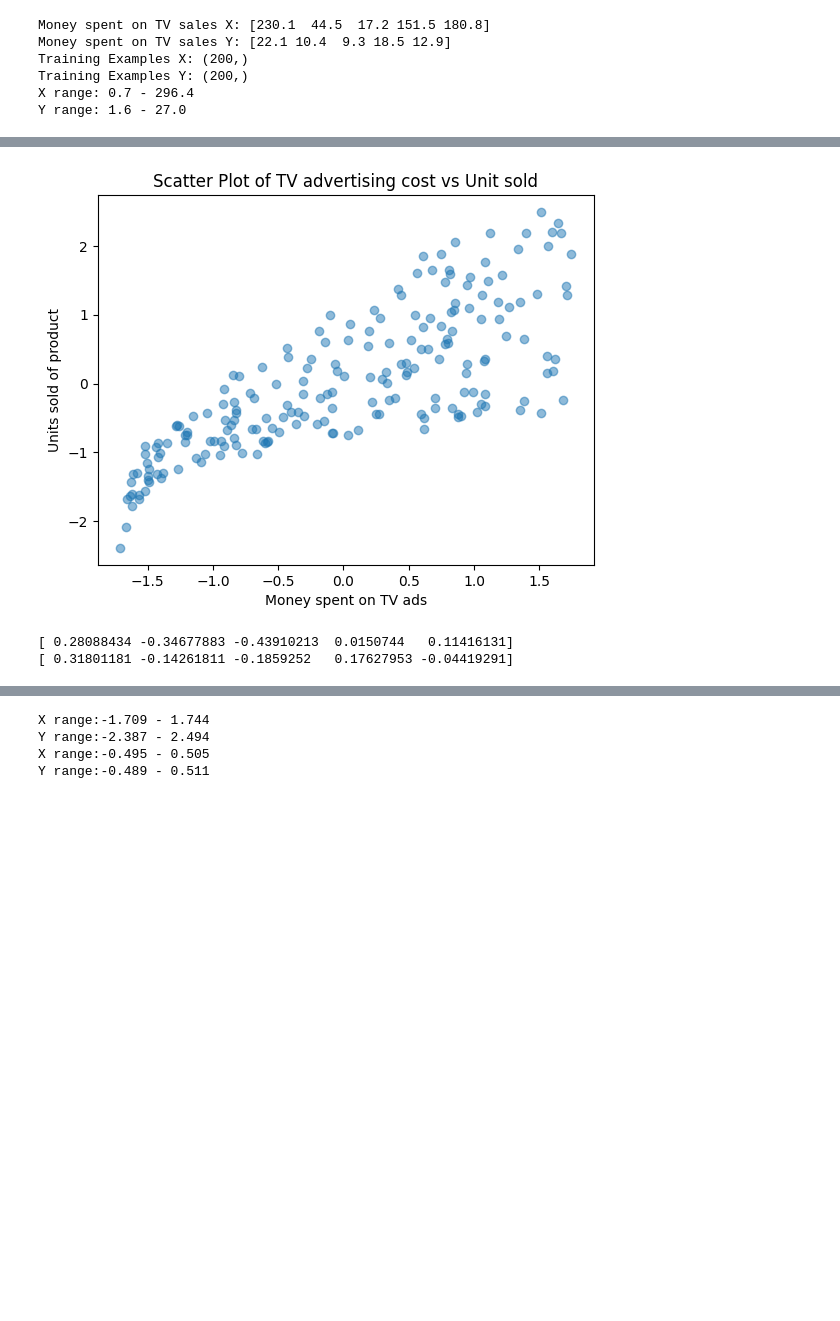
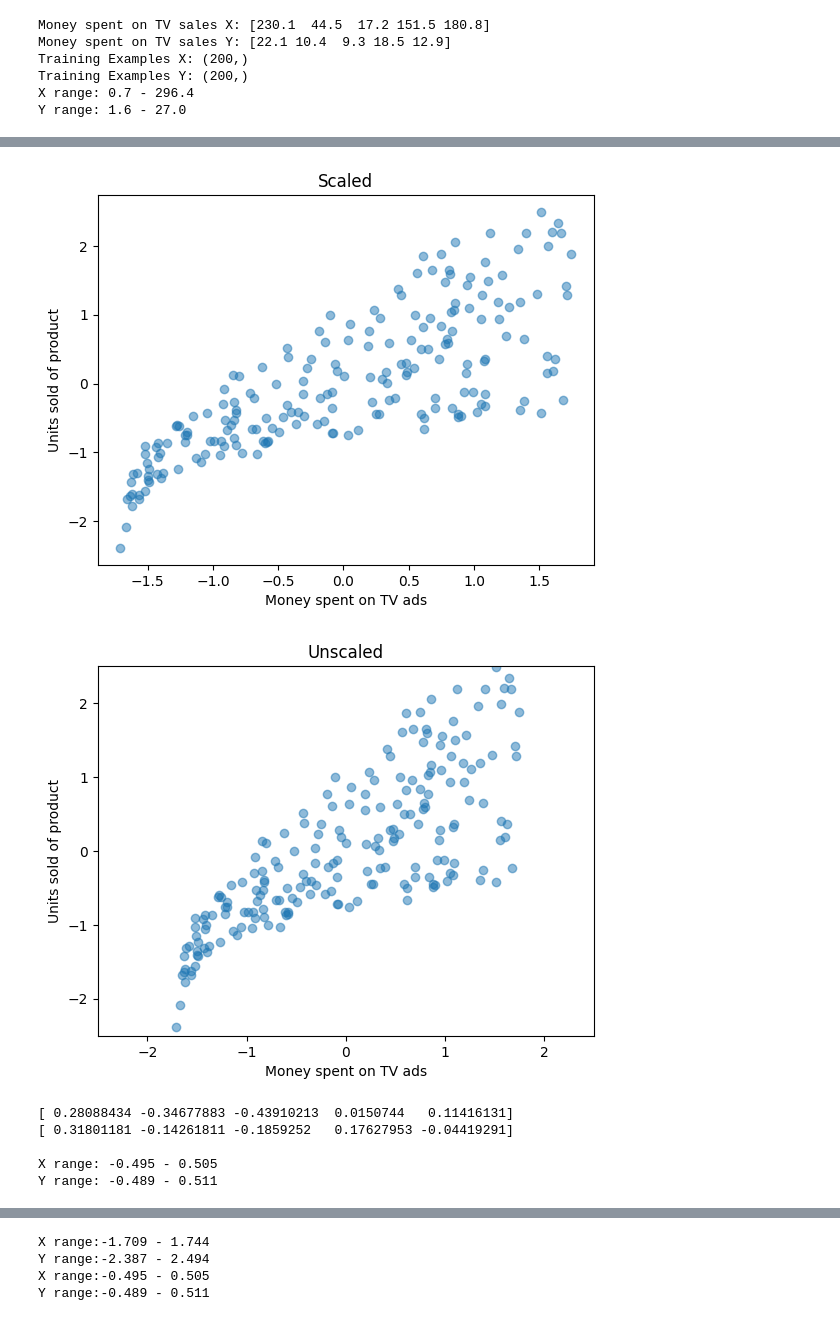
Before and after one commit to iotareal/Linear-Regression-from-Scratch, a Jupyter notebook: notebooks/Basic_data_handling_and_Processing.ipynb, the cells around one changed output, grey strips where cells are left out. Drawn from its saved outputs; the diff is of its cells as text; code cells hidden in the pictures; blank space fills up the shorter version.

```diff
--- a/notebooks/Basic_data_handling_and_Processing.ipynb
+++ b/notebooks/Basic_data_handling_and_Processing.ipynb
@@ -62,26 +119,45 @@ Money spent on TV sales(Y): [ 1.55205313 -0.69604611 -0.90740587  0.86033029 -0.
 # %%
 plt.scatter(Z_X,Z_Y,alpha=0.5)
-plt.title('Scatter Plot of TV advertising cost vs Unit sold')
+plt.title('Scaled')
 plt.xlabel('Money spent on TV ads')
 plt.ylabel('Units sold of product')
 plt.show()
+
+plt.scatter(Z_X,Z_Y,alpha=0.5)
+plt.title('Unscaled')
+plt.xlim(-2.5,2.5)
+plt.ylim(-2.5,2.5)
+plt.xlabel('Money spent on TV ads')
+plt.ylabel('Units sold of product')
+plt.show()
 # %% [output]
-[figure, old version]
+[figure, new version]
+[figure, added]
 # %%
 # Mean Normalization
+
+#Finding minimum value of X
 x_min=np.min(X)
 y_min=np.min(Y)
 
+#Finding minimum value of Y
 x_max=np.max(X)
 y_max=np.max(Y)
 
+#Plugging it into the expression
 x_scaled=(X-X_mean)/(x_max-x_min)
 y_scaled=(Y-Y_mean)/(y_max-y_min)
 
 print(x_scaled[:5])
 print(y_scaled[:5])
+print()
+print(f"X range: {np.min(x_scaled):.3f} - {np.max(x_scaled):.3f}")
+print(f"Y range: {np.min(y_scaled):.3f} - {np.max(y_scaled):.3f}")
 # %% [output]
 [ 0.28088434 -0.34677883 -0.43910213  0.0150744   0.11416131]
 [ 0.31801181 -0.14261811 -0.1859252   0.17627953 -0.04419291]
+
+X range: -0.495 - 0.505
+Y range: -0.489 - 0.511
 # %%
 plt.scatter(x_scaled,y_scaled,alpha=0.5)
```
Also changed, not shown: parts of 8 cells of this notebook, 21 other files.
